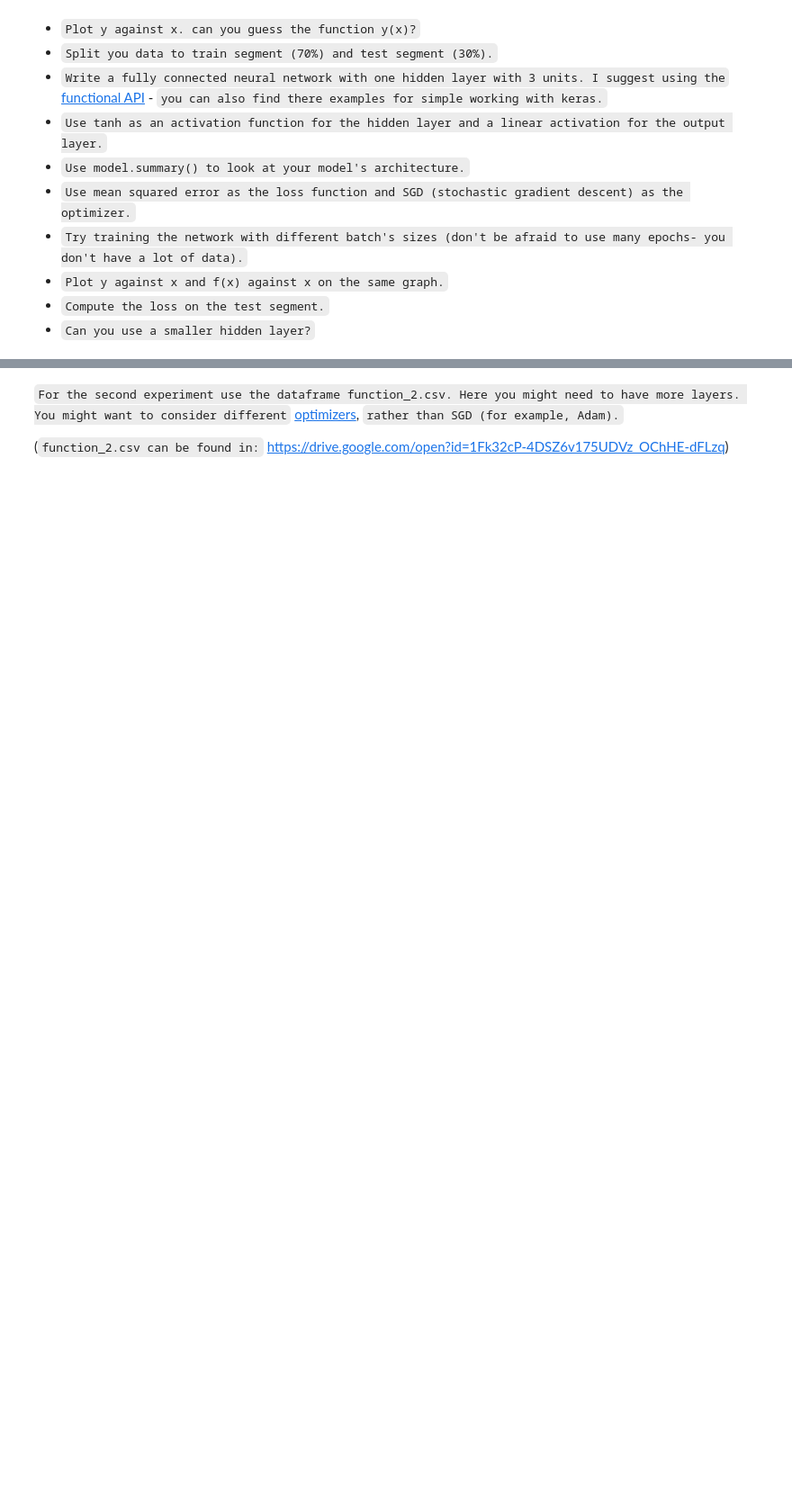
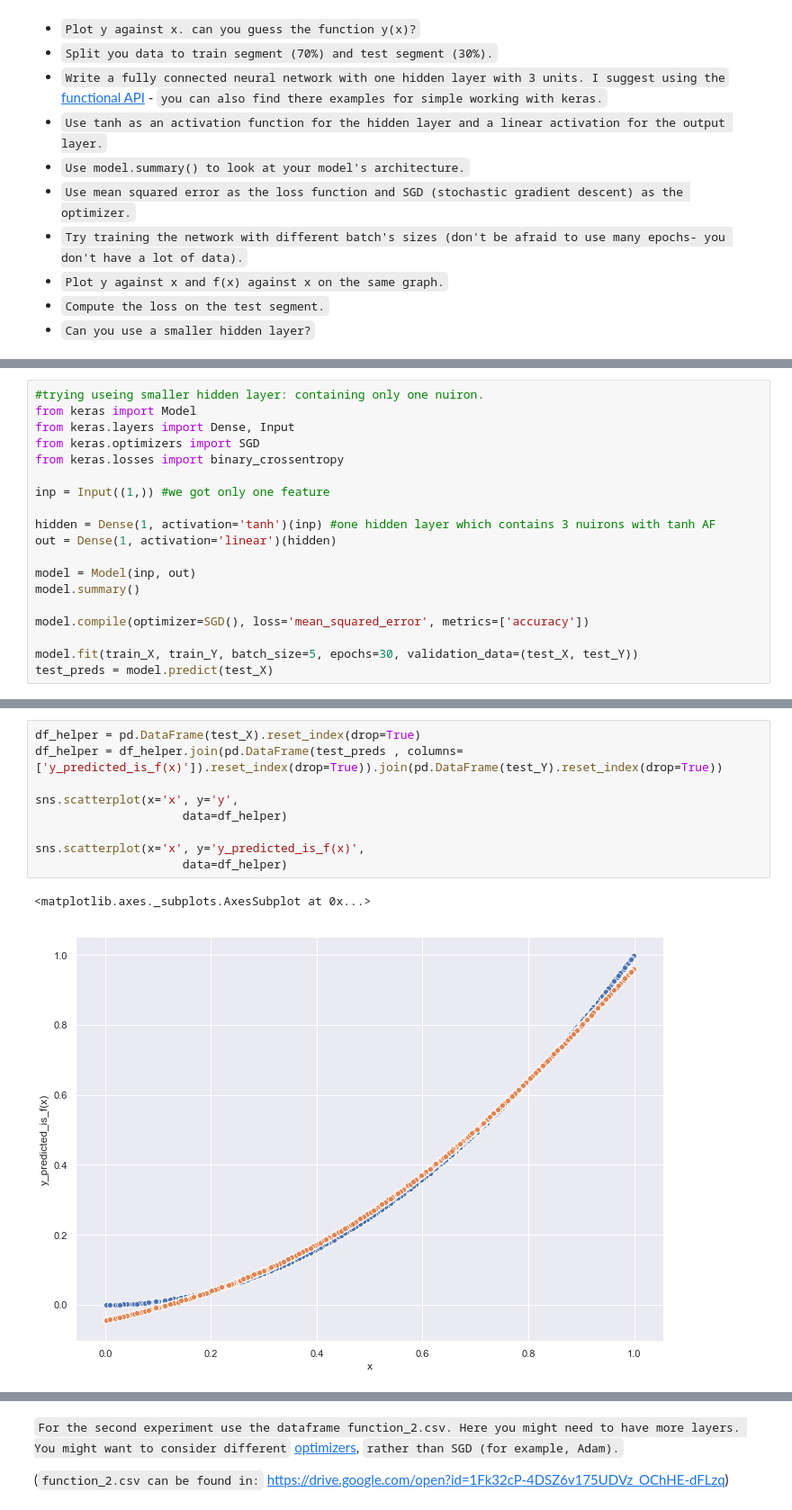
Before and after one commit to azranmelody/data-science-study, a Jupyter notebook: course-lotem/ex6/going deeper.ipynb, the cells around one changed output, grey strips where cells are left out. Shown at 90% size. Drawn from its saved outputs; the diff is of its cells as text; blank space fills up the shorter version.

```diff
--- a/course-lotem/ex6/going deeper.ipynb
+++ b/course-lotem/ex6/going deeper.ipynb
@@ -30,0 +125,19 @@ import matplotlib.pyplot as plt
+# %%
+#trying useing smaller hidden layer: containing only one nuiron.
+from keras import Model
+from keras.layers import Dense, Input
+from keras.optimizers import SGD
+from keras.losses import binary_crossentropy
+
+inp = Input((1,)) #we got only one feature
+
+hidden = Dense(1, activation='tanh')(inp) #one hidden layer which contains 3 nuirons with tanh AF
+out = Dense(1, activation='linear')(hidden)
+
+model = Model(inp, out)
+model.summary()
+
+model.compile(optimizer=SGD(), loss='mean_squared_error', metrics=['accuracy'])
+
+model.fit(train_X, train_Y, batch_size=5, epochs=30, validation_data=(test_X, test_Y))
+test_preds = model.predict(test_X)
@@ -30,0 +162,12 @@ import matplotlib.pyplot as plt
+# %%
+df_helper = pd.DataFrame(test_X).reset_index(drop=True)
+df_helper = df_helper.join(pd.DataFrame(test_preds , columns=['y_predicted_is_f(x)']).reset_index(drop=True)).join(pd.DataFrame(test_Y).reset_index(drop=True))
+
+sns.scatterplot(x='x', y='y',
+                     data=df_helper)
+
+sns.scatterplot(x='x', y='y_predicted_is_f(x)',
+                     data=df_helper)
+# %% [output]
+<matplotlib.axes._subplots.AxesSubplot at 0x...>
+[figure, added]
```
Also changed, not shown: parts of 41 cells of this notebook, 5 other files.
